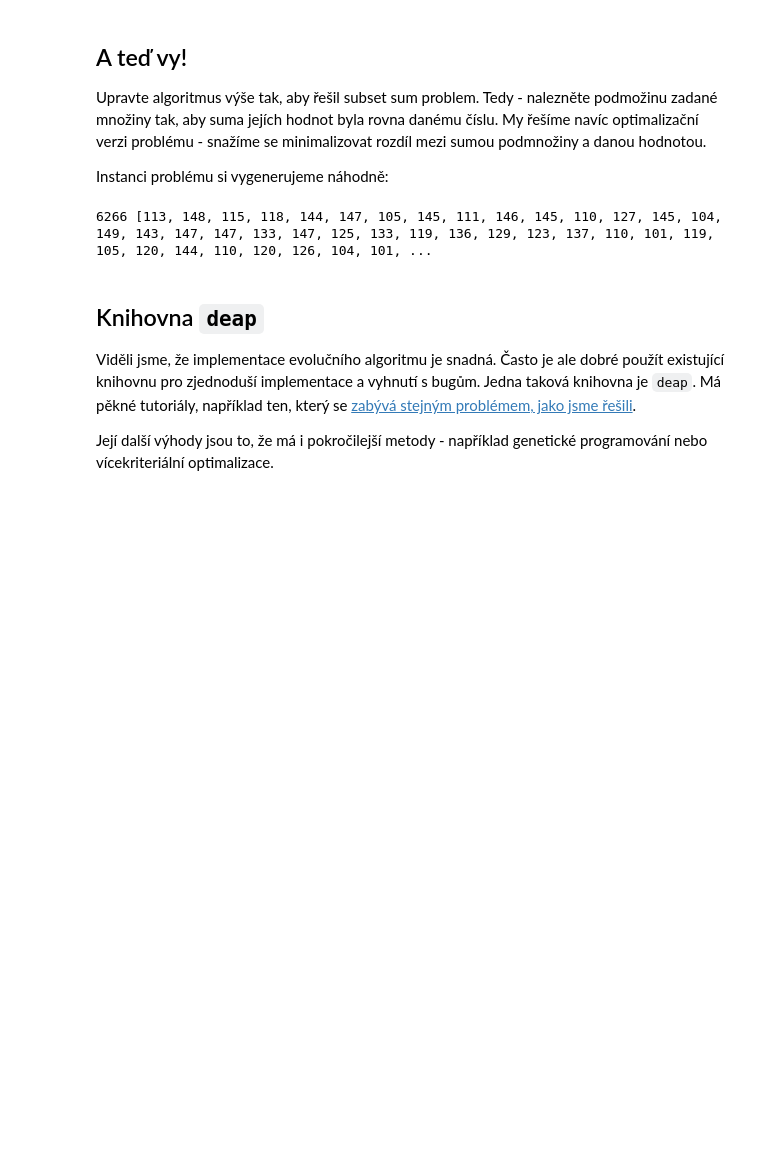
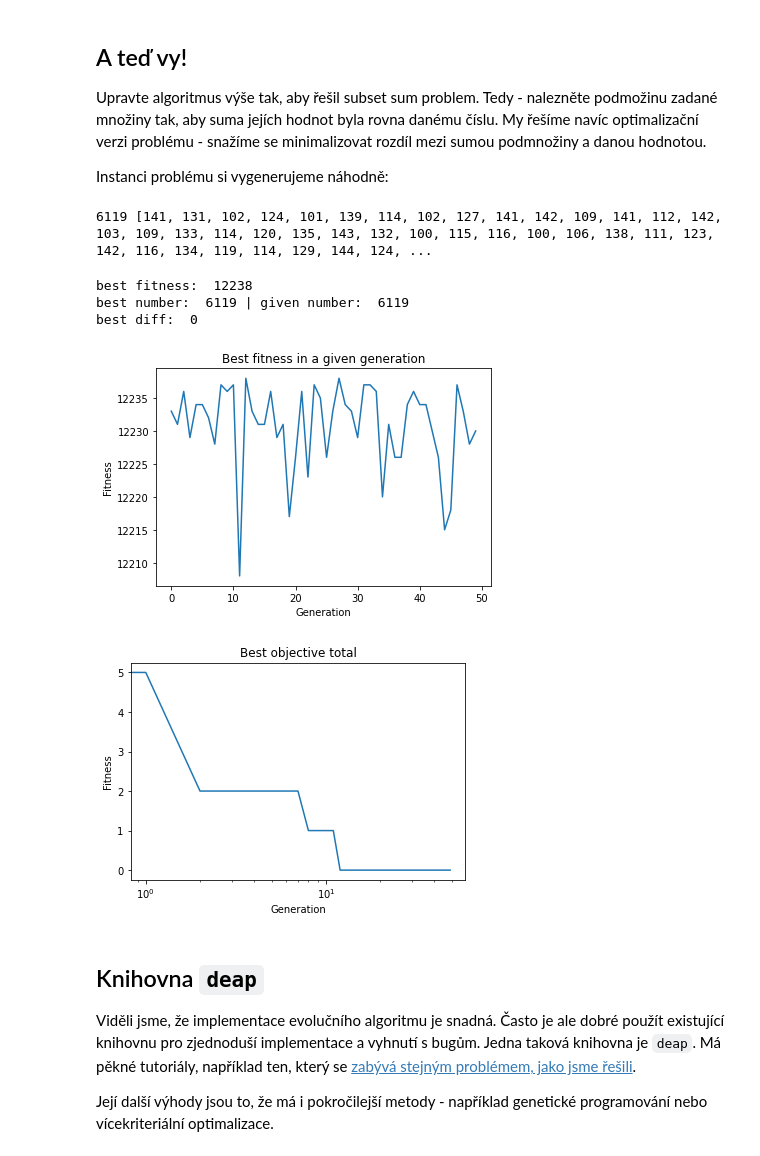
Before and after one commit to gabikadlecova/inspinature, a Jupyter notebook: cz/03-ea/Simple Genetic Algorithm.ipynb, the cells around one changed output. Cells and saved outputs as stored; diff of their text form; code cells hidden in the pictures; blank space fills up the shorter version.

```diff
--- a/cz/03-ea/Simple Genetic Algorithm.ipynb
+++ b/cz/03-ea/Simple Genetic Algorithm.ipynb
@@ -153,8 +154,12 @@ Upravte algoritmus výše tak, aby řešil subset sum problem. Tedy - nalezněte
 
 Instanci problému si vygenerujeme náhodně:
 # %%
-input_set = [random.randrange(0,50) + 100 for _ in range(100)] # 100 random numbers between 100 and 150
+ind_size = 100  # try 1000
+input_set = [random.randrange(0,50) + 100 for _ in range(ind_size)] # ind_size random numbers between 100 and 150
 number = sum(input_set)//2
+
+total = sum(input_set)
+
 print(number, input_set)
 # %% [output]
-6266 [113, 148, 115, 118, 144, 147, 105, 145, 111, 146, 145, 110, 127, 145, 104, 149, 143, 147, 147, 133, 147, 125, 133, 119, 136, 129, 123, 137, 110, 101, 119, 105, 120, 144, 110, 120, 126, 104, 101, ...
+6119 [141, 131, 102, 124, 101, 139, 114, 102, 127, 141, 142, 109, 141, 112, 142, 103, 109, 133, 114, 120, 135, 143, 132, 100, 115, 116, 100, 106, 138, 111, 123, 142, 116, 134, 119, 114, 129, 144, 124, ...
@@ -162,0 +223,29 @@ print(number, input_set)
+# %%
+best, pop, log, overall, overall_log = evolution(pop_size = 100, ind_size = ind_size, max_gen = 50, fitness = subset_sum_fitness)
+
+print('best fitness: ', subset_sum_fitness(overall))
+print('best number: ', sum(get_subset(overall)), "| given number: ", number)
+print('best diff: ', sum(get_subset(overall)) - number)
+
+
+%matplotlib inline
+import matplotlib.pyplot as plt
+
+plt.plot(log)
+plt.ylabel('Fitness')
+plt.xlabel('Generation')
+plt.title("Best fitness in a given generation")
+plt.show()
+
+plt.plot(overall_log)
+plt.ylabel('Fitness')
+plt.xlabel('Generation')
+plt.title("Best objective total")
+plt.xscale('log')
+plt.show()
+# %% [output]
+best fitness:  12238
+best number:  6119 | given number:  6119
+best diff:  0
+[figure, added]
+[figure, added]
```
Also changed, not shown: parts of 8 cells of this notebook, 1 other file.
